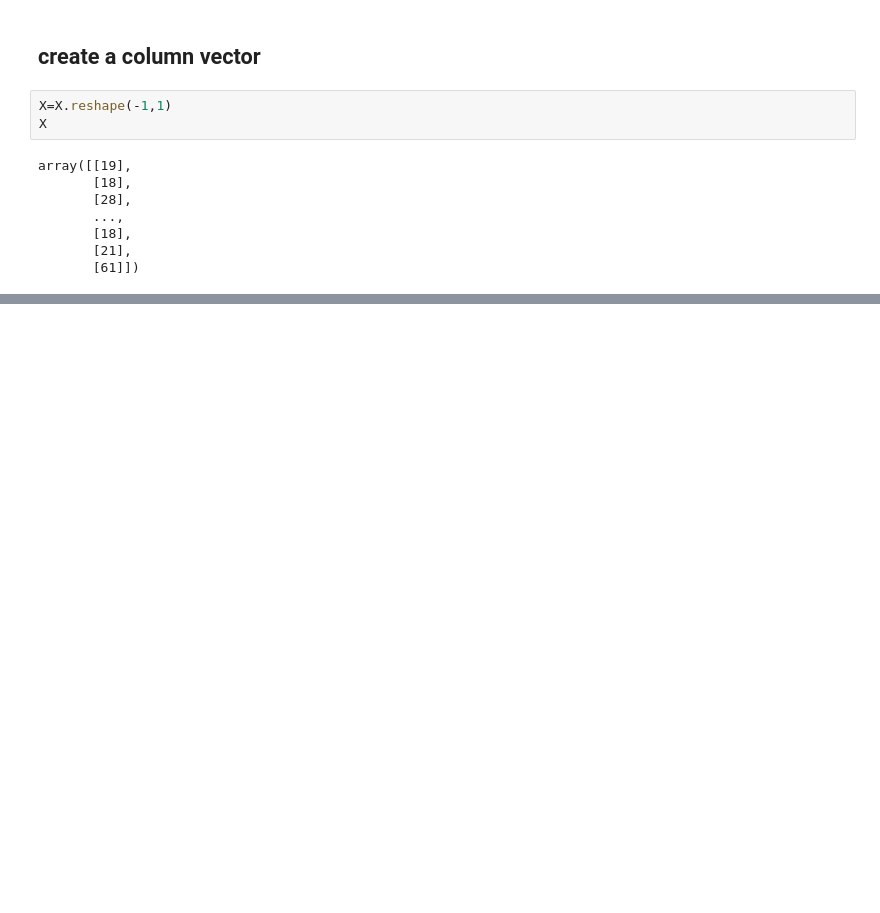
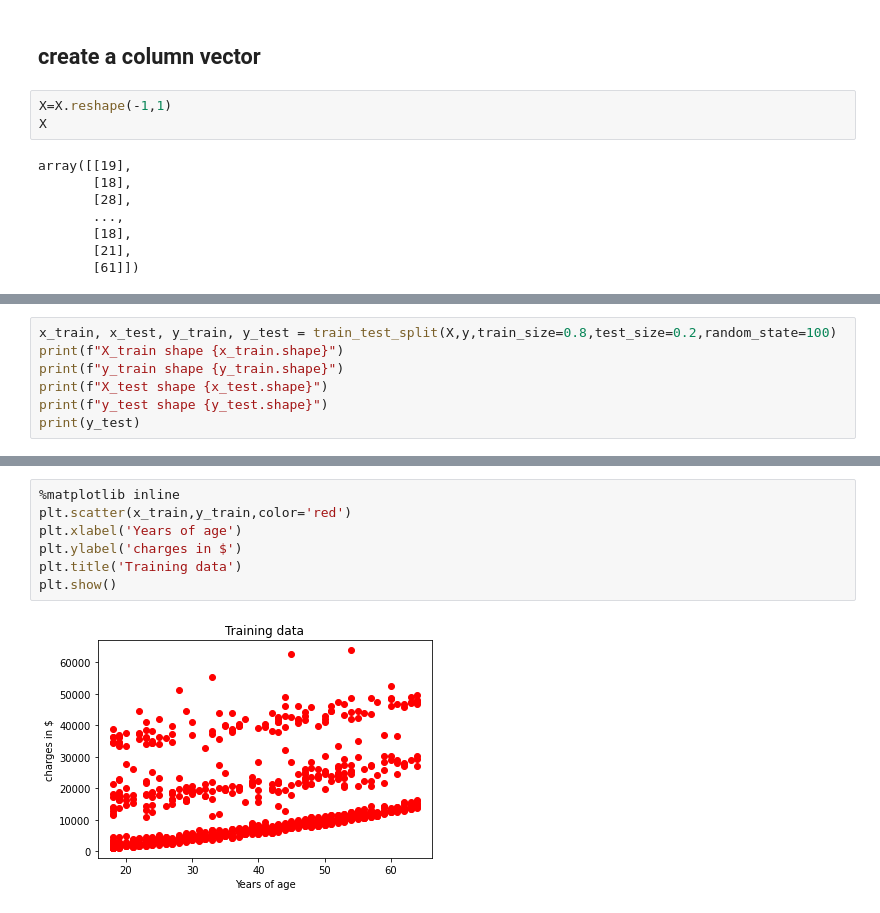
Before and after one commit to ashrf288/Linear-Regressions, a Jupyter notebook: regression.ipynb, the cells around one changed output, grey strips where cells are left out. Saved outputs shown, nothing was run; the diff lists cells and outputs as text; blank space fills up the shorter version.

Commit message:
Using a regression model, split your data into train and test data.

```diff
--- a/regression.ipynb
+++ b/regression.ipynb
@@ -64,0 +67,7 @@ array([[19],
+# %%
+x_train, x_test, y_train, y_test = train_test_split(X,y,train_size=0.8,test_size=0.2,random_state=100)
+print(f"X_train shape {x_train.shape}")
+print(f"y_train shape {y_train.shape}")
+print(f"X_test shape {x_test.shape}")
+print(f"y_test shape {y_test.shape}")
+print(y_test)
@@ -64,0 +92,9 @@ array([[19],
+# %%
+%matplotlib inline
+plt.scatter(x_train,y_train,color='red')
+plt.xlabel('Years of age')
+plt.ylabel('charges in $')
+plt.title('Training data')
+plt.show()
+# %% [output]
+[figure, added]
```
Also changed, not shown: parts of 3 cells of this notebook, 1 other file.
